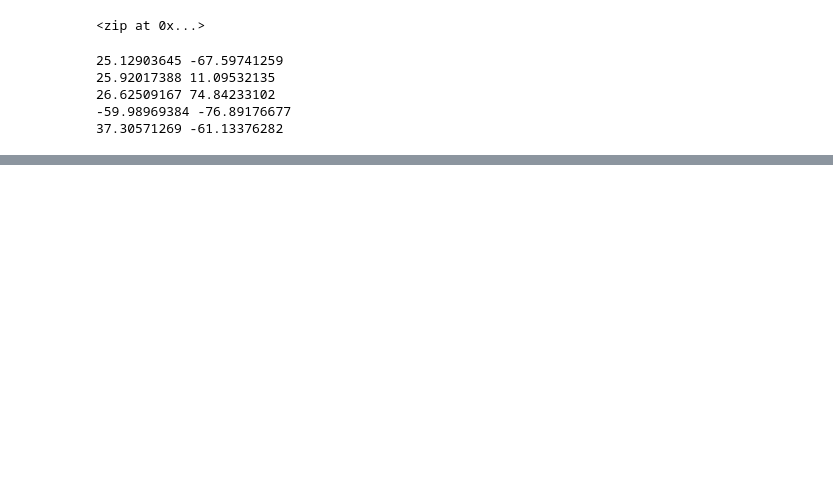
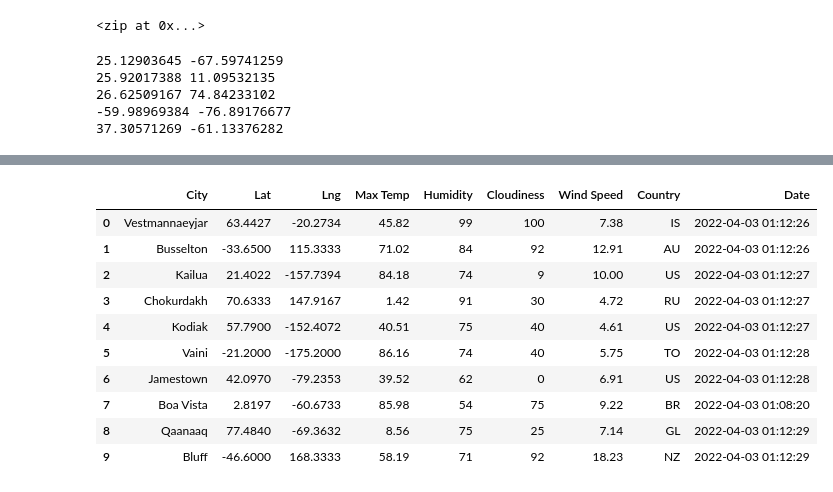
Before and after one commit to rjena35/World_Weather_Analysis, a Jupyter notebook: WeatherPy.ipynb, the cells around one changed output, grey strips where cells are left out. Drawn from its saved outputs; the diff is of its cells as text; code cells hidden in the pictures; blank space fills up the shorter version.

```diff
--- a/WeatherPy.ipynb
+++ b/WeatherPy.ipynb
@@ -71,0 +159,16 @@ len(cities)
+# %%
+# Convert the array of dictionaries to a Pandas DataFrame.
+city_data_df = pd.DataFrame(city_data)
+city_data_df.head(10)
+# %% [output]
+|  | City | Lat | Lng | Max Temp | Humidity | Cloudiness | Wind Speed | Country | Date |
+| 0 | Vestmannaeyjar | 63.4427 | -20.2734 | 45.82 | 99 | 100 | 7.38 | IS | 2022-04-03 01:12:26 |
+| 1 | Busselton | -33.6500 | 115.3333 | 71.02 | 84 | 92 | 12.91 | AU | 2022-04-03 01:12:26 |
+| 2 | Kailua | 21.4022 | -157.7394 | 84.18 | 74 | 9 | 10.00 | US | 2022-04-03 01:12:27 |
+| 3 | Chokurdakh | 70.6333 | 147.9167 | 1.42 | 91 | 30 | 4.72 | RU | 2022-04-03 01:12:27 |
+| 4 | Kodiak | 57.7900 | -152.4072 | 40.51 | 75 | 40 | 4.61 | US | 2022-04-03 01:12:27 |
+| 5 | Vaini | -21.2000 | -175.2000 | 86.16 | 74 | 40 | 5.75 | TO | 2022-04-03 01:12:28 |
+| 6 | Jamestown | 42.0970 | -79.2353 | 39.52 | 62 | 0 | 6.91 | US | 2022-04-03 01:12:28 |
+| 7 | Boa Vista | 2.8197 | -60.6733 | 85.98 | 54 | 75 | 9.22 | BR | 2022-04-03 01:08:20 |
+| 8 | Qaanaaq | 77.4840 | -69.3632 | 8.56 | 75 | 25 | 7.14 | GL | 2022-04-03 01:12:29 |
+| 9 | Bluff | -46.6000 | 168.3333 | 58.19 | 71 | 92 | 18.23 | NZ | 2022-04-03 01:12:29 |
```
Also changed, not shown: parts of 8 cells of this notebook, 4 other files.
